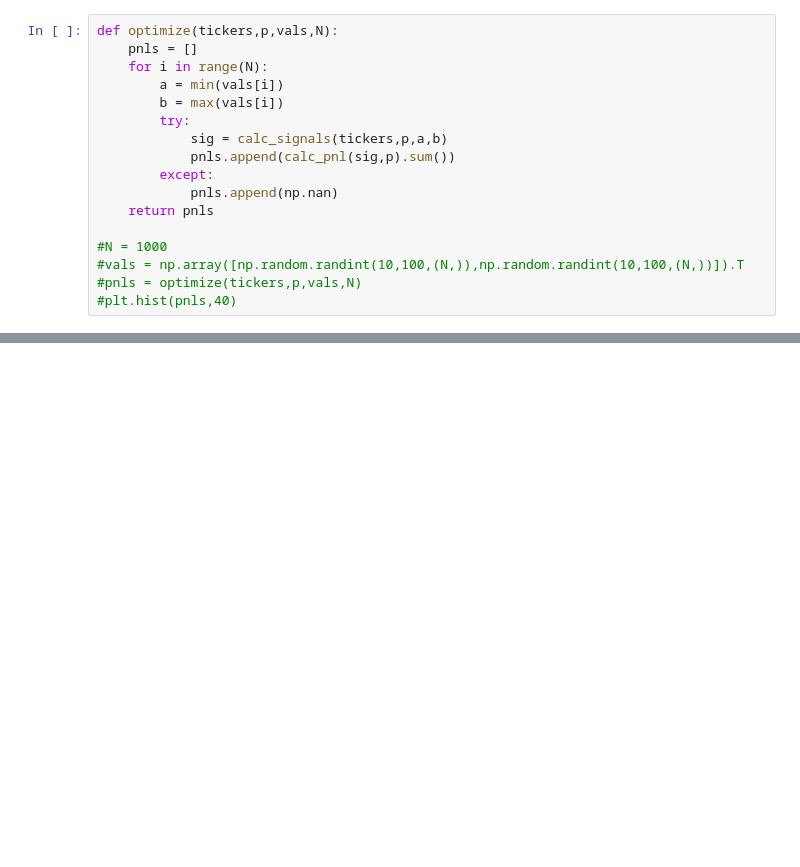
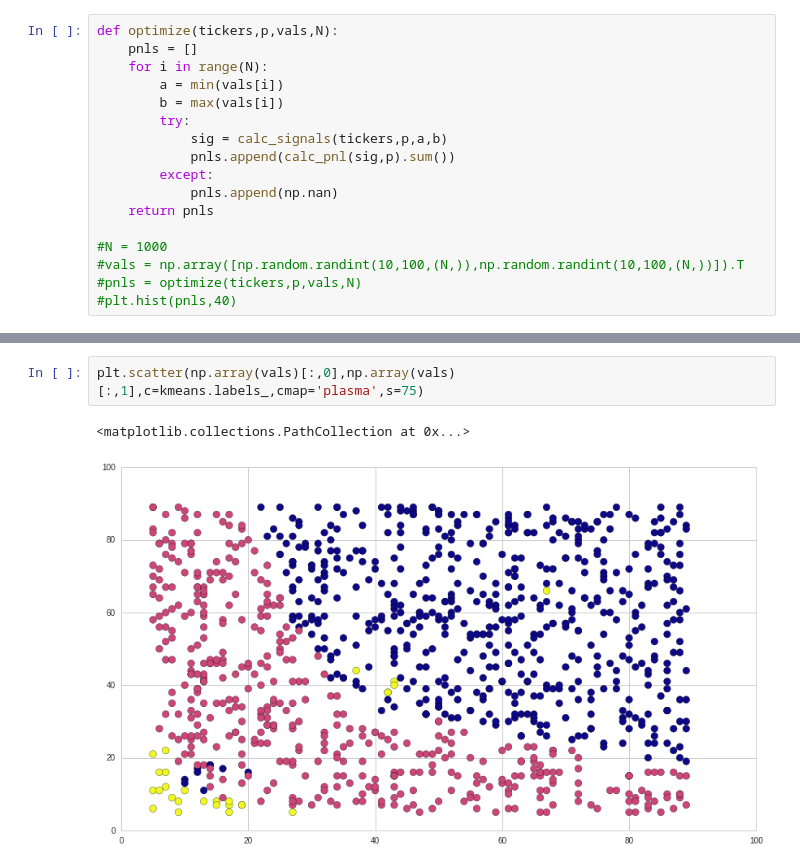
Before and after one commit to rodler/cybertraders, a Jupyter notebook: vector_ma_version_2.ipynb, the cells around one changed output, grey strips where cells are left out. Cells and saved outputs as stored; diff of their text form; blank space fills up the shorter version.

```diff
--- a/vector_ma_version_2.ipynb
+++ b/vector_ma_version_2.ipynb
@@ -59,0 +83,5 @@ plt.plot(pnls1,pnls2,'o')
+# %%
+plt.scatter(np.array(vals)[:,0],np.array(vals)[:,1],c=kmeans.labels_,cmap='plasma',s=75)
+# %% [output]
+<matplotlib.collections.PathCollection at 0x...>
+[figure, added]
```
Also changed, not shown: parts of 6 cells of this notebook.
